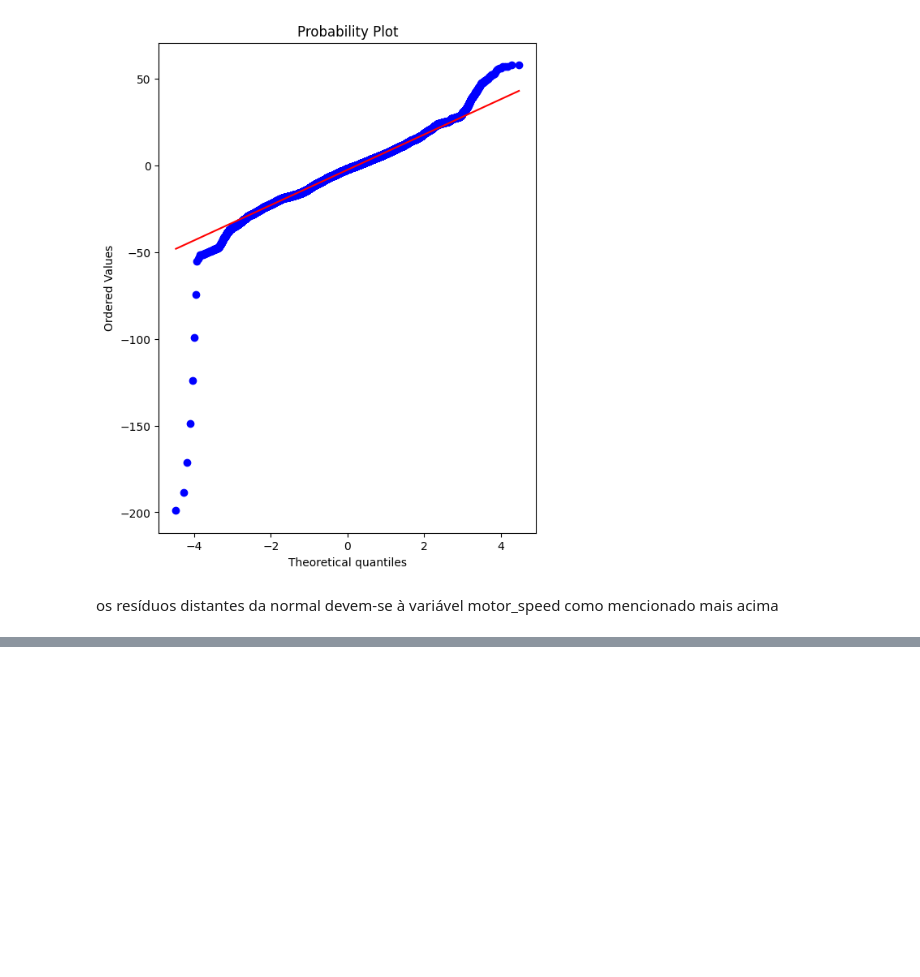
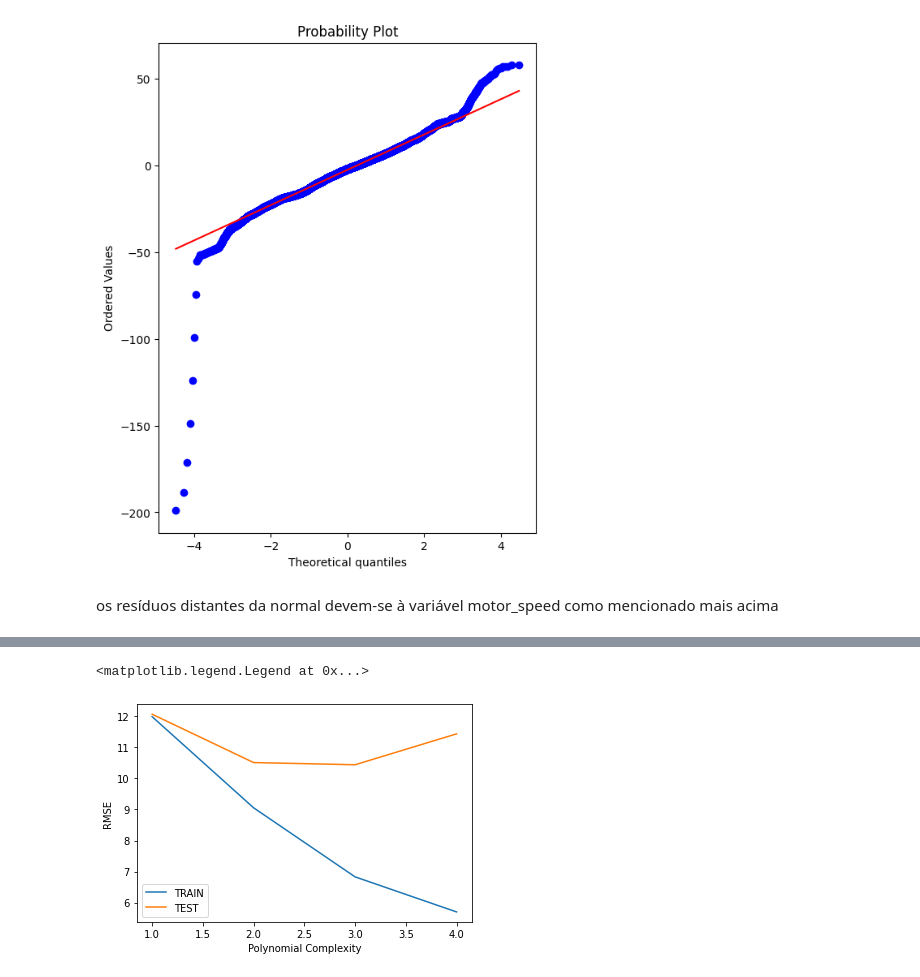
Before and after one commit to EliseuODaniel/Analise_temperatura_motor_eletrico, a Jupyter notebook: analise_3_Polynomial_Regressionl.ipynb, the cells around one changed output, grey strips where cells are left out. Saved outputs shown, nothing was run; the diff lists cells and outputs as text; code cells hidden in the pictures; blank space fills up the shorter version.

```diff
--- a/analise_3_Polynomial_Regressionl.ipynb
+++ b/analise_3_Polynomial_Regressionl.ipynb
@@ -187,0 +190,33 @@ strong multicollinearity or other numerical problems.
+# %%
+# TRAINING ERROR PER DEGREE
+train_rmse_errors = []
+# TEST ERROR PER DEGREE
+test_rmse_errors = []
+
+for d in range(1,5):
+
+    # CREATE POLY DATA SET FOR DEGREE "d"
+    polynomial_converter = PolynomialFeatures(degree=d,include_bias=False)
+    X_train_poly_features = polynomial_converter.fit_transform(X_train)
+    X_test_poly_features = polynomial_converter.fit_transform(X_test)
+
+    # TRAIN ON THIS NEW POLY SET
+    model = LinearRegression(fit_intercept=True)
+    model.fit(X_train_poly_features,y_train)
+
+    # PREDICT ON BOTH TRAIN AND TEST
+    train_pred = model.predict(X_train_poly_features)
+    test_pred = model.predict(X_test_poly_features)
+
+
+    # Errors on Train Set
+    train_RMSE = np.sqrt(mean_squared_error(y_train,train_pred))
+
+    # Errors on Test Set
+    test_RMSE = np.sqrt(mean_squared_error(y_test,test_pred))
+
+    # Append errors to lists for plotting later
+
+
+    train_rmse_errors.append(train_RMSE)
+    test_rmse_errors.append(test_RMSE)
@@ -187,0 +231,9 @@ strong multicollinearity or other numerical problems.
+# %%
+plt.plot(range(1,5),train_rmse_errors,label='TRAIN')
+plt.plot(range(1,5),test_rmse_errors,label='TEST')
+plt.xlabel("Polynomial Complexity")
+plt.ylabel("RMSE")
+plt.legend()
+# %% [output]
+<matplotlib.legend.Legend at 0x...>
+[figure, added]
```
Also changed, not shown: parts of 5 cells of this notebook.
